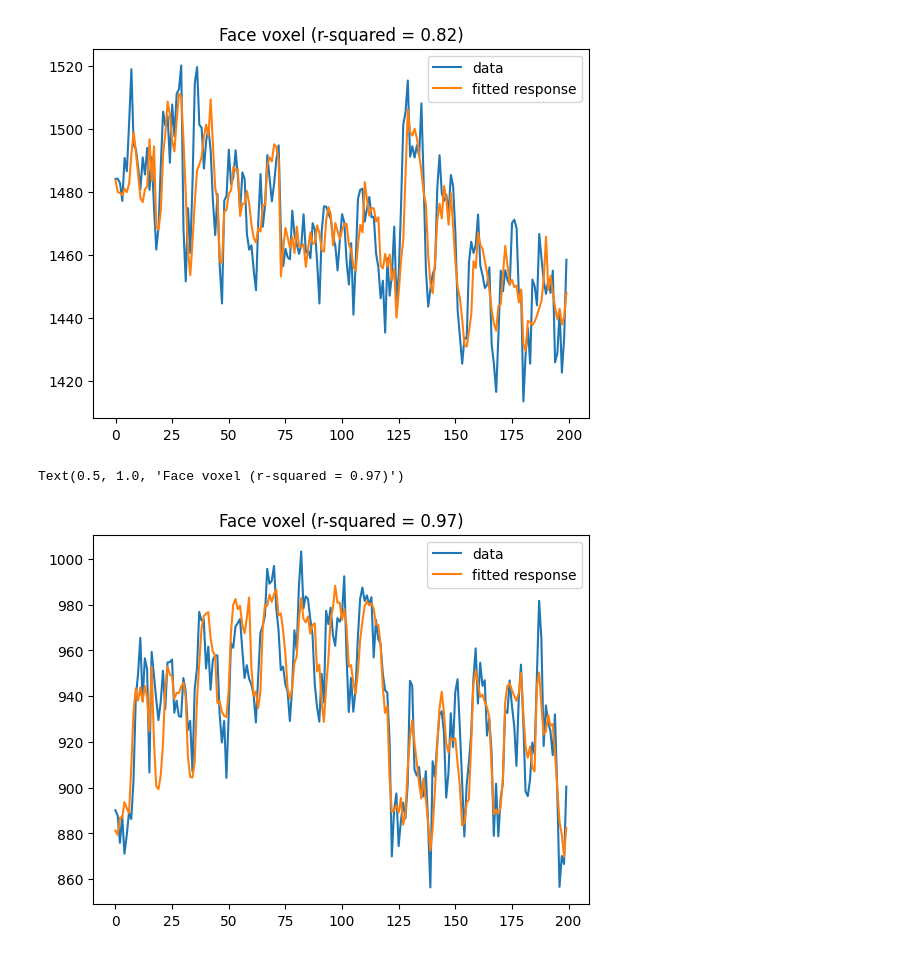
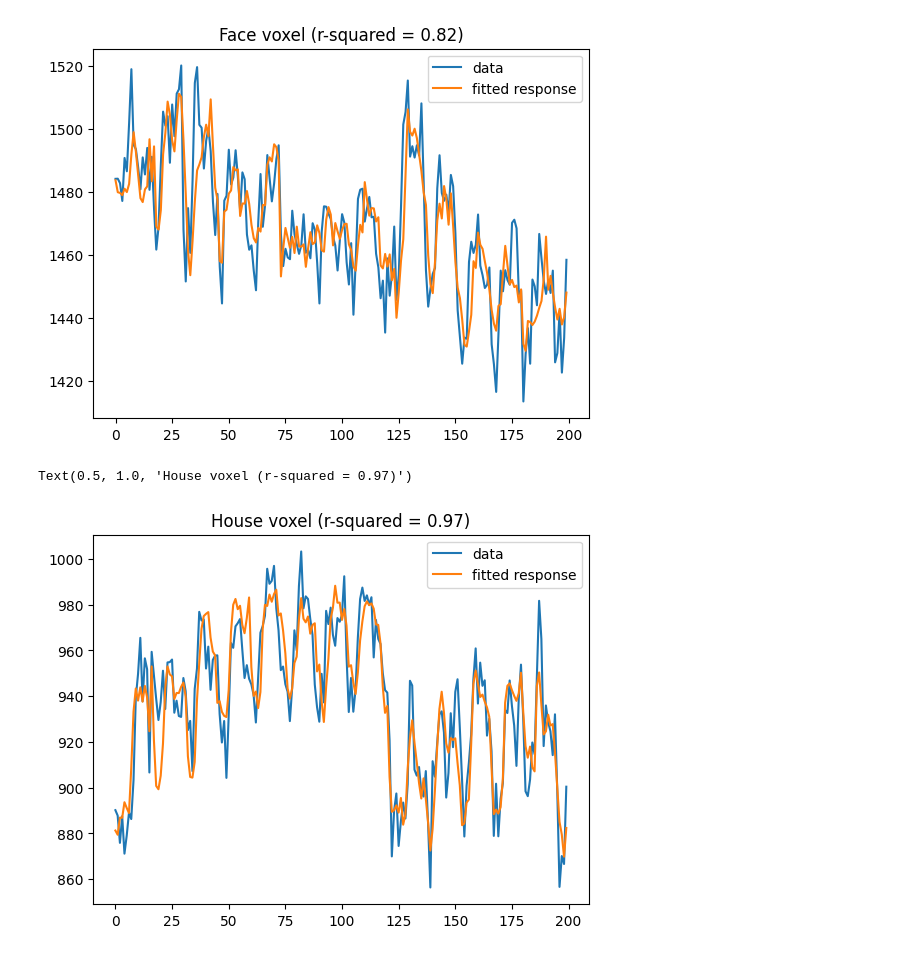
Before and after one commit to lobennett/bids_neuroimaging_workshop, a Jupyter notebook: tutorial.ipynb, the cells around one changed output. Saved outputs shown, nothing was run; the diff lists cells and outputs as text; code cells hidden in the pictures.

```diff
--- a/tutorial.ipynb
+++ b/tutorial.ipynb
@@ -629,12 +629,12 @@ Text(0.5, 1.0, 'Face voxel (r-squared = 0.82)')
 # %%
 # find highest activating voxel for houses
 house_regressor_idx = np.where(conditions == "house")[0][0]
 housevox = np.argmax(t[:, house_regressor_idx])
 
 plt.plot(bolddata_concat[:200, housevox])
 plt.plot(fitted_resp_full[:200, housevox])
 plt.legend(["data", "fitted response"])
-plt.title(f"Face voxel (r-squared = {rsquared_full[housevox]:0.2f})")
+plt.title(f"House voxel (r-squared = {rsquared_full[housevox]:0.2f})")
 # %% [output]
-Text(0.5, 1.0, 'Face voxel (r-squared = 0.97)')
+Text(0.5, 1.0, 'House voxel (r-squared = 0.97)')
-[figure, old version]
+[figure, new version]
```
Also changed, not shown: parts of 1 cell of this notebook.
